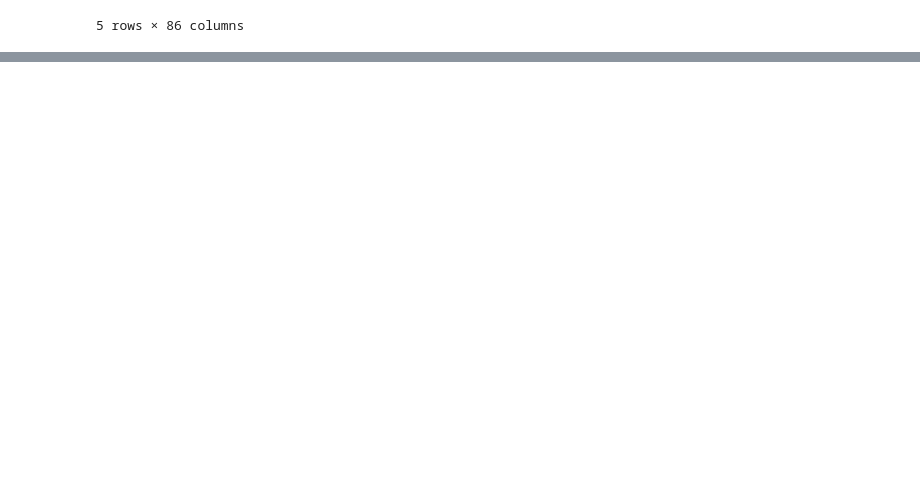
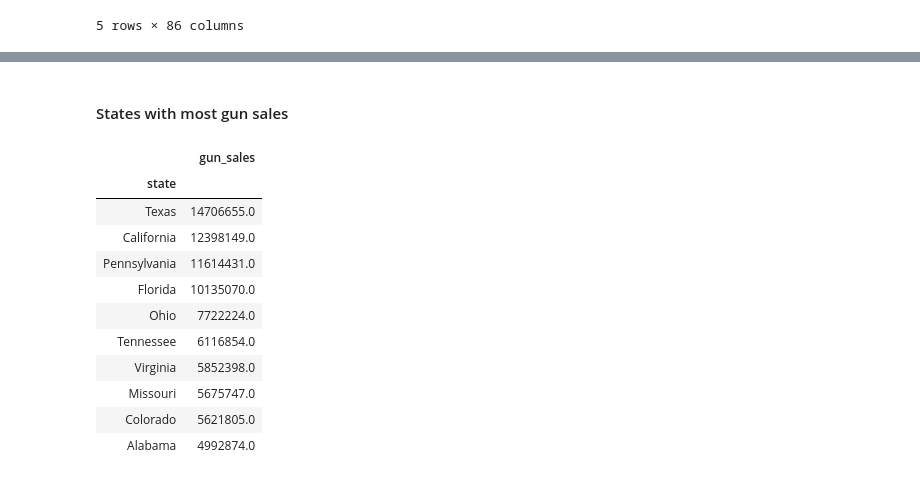
Before and after one commit to Aastha-Arora/investigate-FBI-Gun-Data, a Jupyter notebook: Data Analysis-FBI NICS data.ipynb, the cells around one changed output, grey strips where cells are left out. Saved outputs shown, nothing was run; the diff lists cells and outputs as text; code cells hidden in the pictures; blank space fills up the shorter version.

```diff
--- a/Data Analysis-FBI NICS data.ipynb
+++ b/Data Analysis-FBI NICS data.ipynb
@@ -335,0 +368,19 @@ census_data_subset_T
+# %%
+state_sales_df = gun_data_subset.groupby(['state']).sum().sort_values('gun_sales',ascending=False)
+# %% [markdown]
+#### States with most gun sales
+# %%
+state_sales_df.head(10)
+# %% [output]
+|  | gun_sales |
+| state |  |
+| Texas | 14706655.0 |
+| California | 12398149.0 |
+| Pennsylvania | 11614431.0 |
+| Florida | 10135070.0 |
+| Ohio | 7722224.0 |
+| Tennessee | 6116854.0 |
+| Virginia | 5852398.0 |
+| Missouri | 5675747.0 |
+| Colorado | 5621805.0 |
+| Alabama | 4992874.0 |
```
Also changed, not shown: parts of 12 cells of this notebook.
